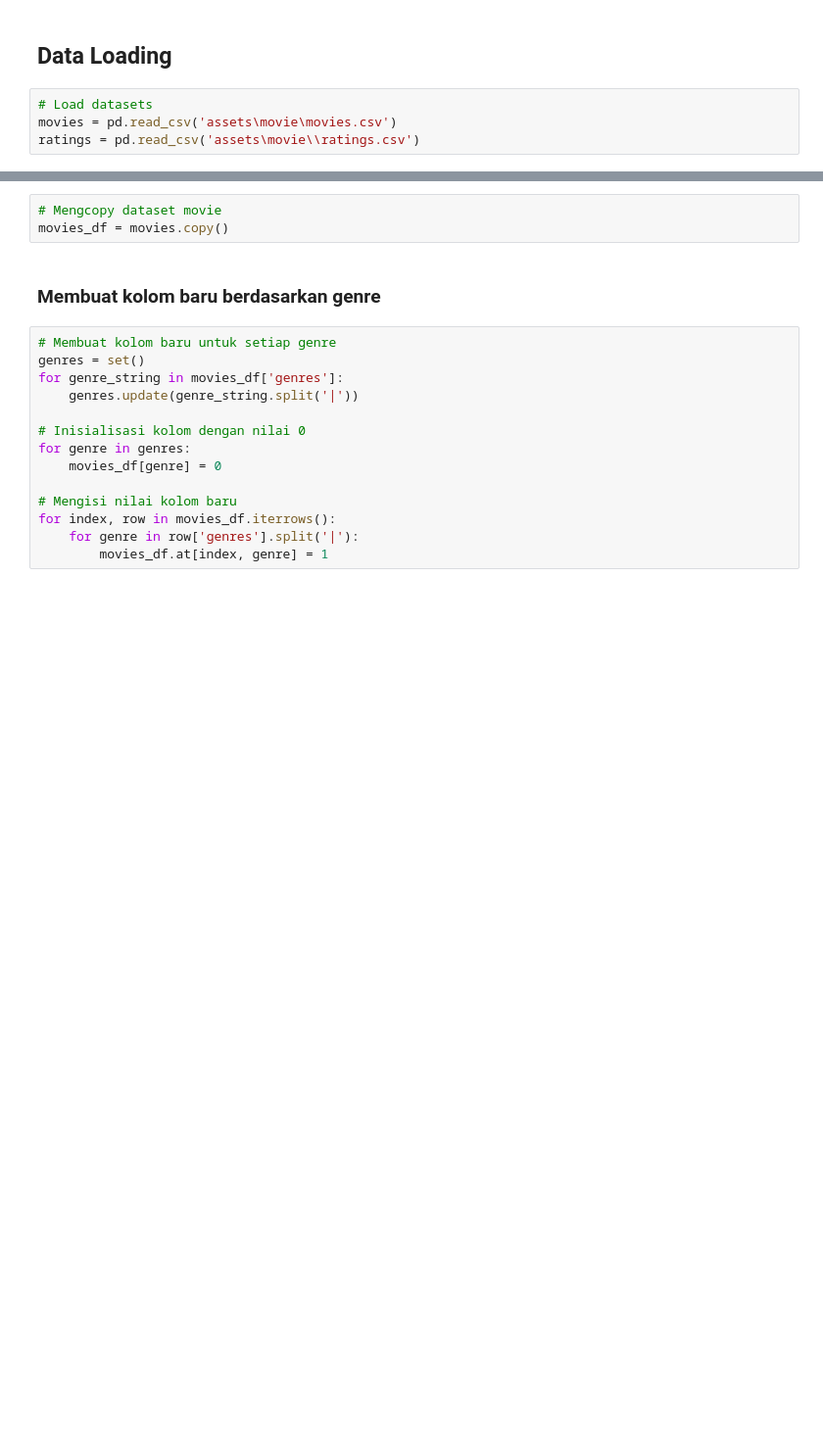
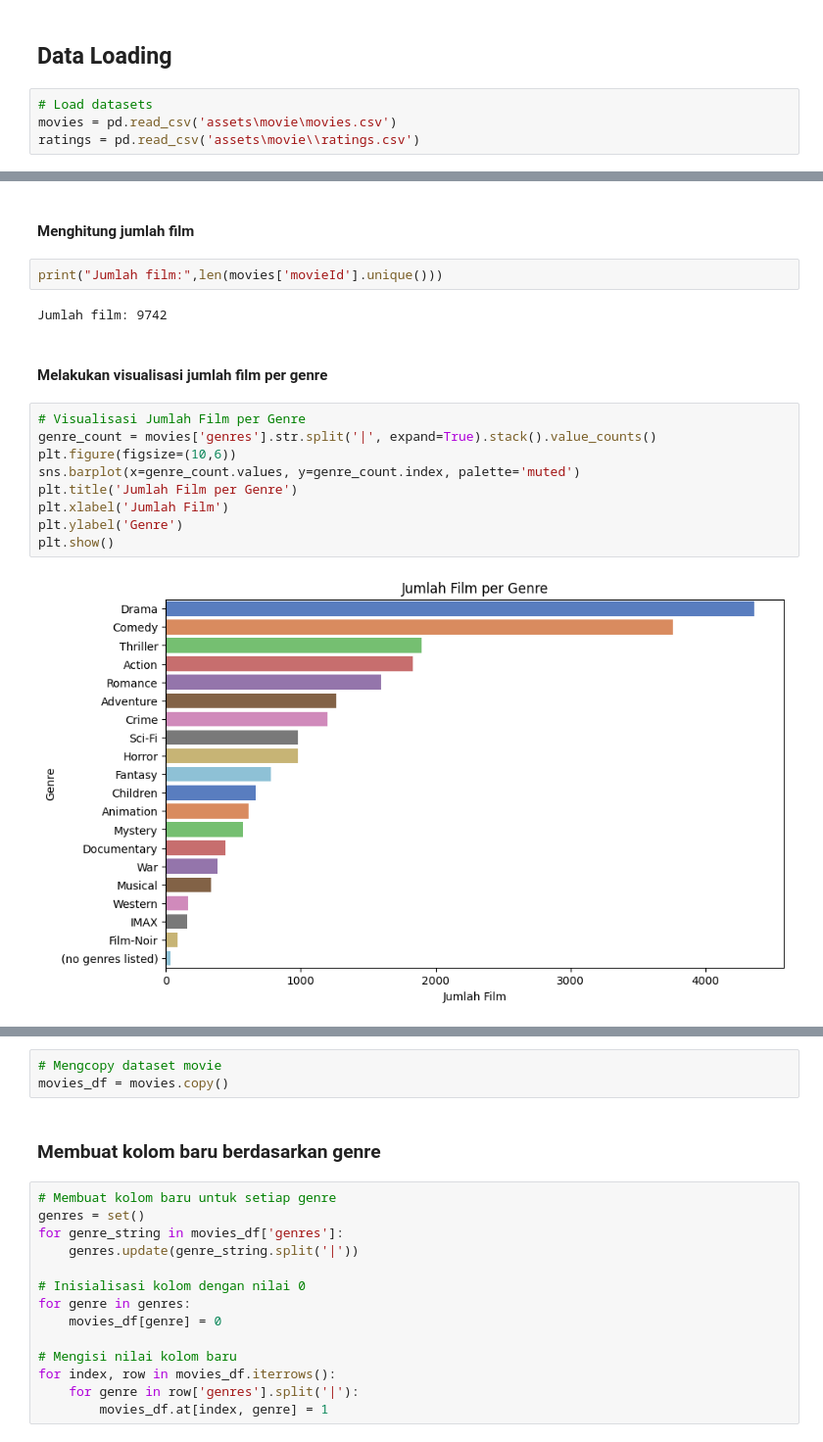
Before and after one commit to maybeitsai/Movie-Recommendation-System, a Jupyter notebook: Movie-Recommendation.ipynb, the cells around one changed output, grey strips where cells are left out. Shown at 98% size. Drawn from its saved outputs; the diff is of its cells as text; blank space fills up the shorter version.

```diff
--- a/Movie-Recommendation.ipynb
+++ b/Movie-Recommendation.ipynb
@@ -16,0 +44,19 @@ ratings = pd.read_csv('assets\movie\\ratings.csv')
+# %% [markdown]
+#### Menghitung jumlah film
+# %%
+print("Jumlah film:",len(movies['movieId'].unique()))
+# %% [output]
+Jumlah film: 9742
+# %% [markdown]
+#### Melakukan visualisasi jumlah film per genre
+# %%
+# Visualisasi Jumlah Film per Genre
+genre_count = movies['genres'].str.split('|', expand=True).stack().value_counts()
+plt.figure(figsize=(10,6))
+sns.barplot(x=genre_count.values, y=genre_count.index, palette='muted')
+plt.title('Jumlah Film per Genre')
+plt.xlabel('Jumlah Film')
+plt.ylabel('Genre')
+plt.show()
+# %% [output]
+[figure, added]
```
Also changed, not shown: parts of 39 cells of this notebook.
